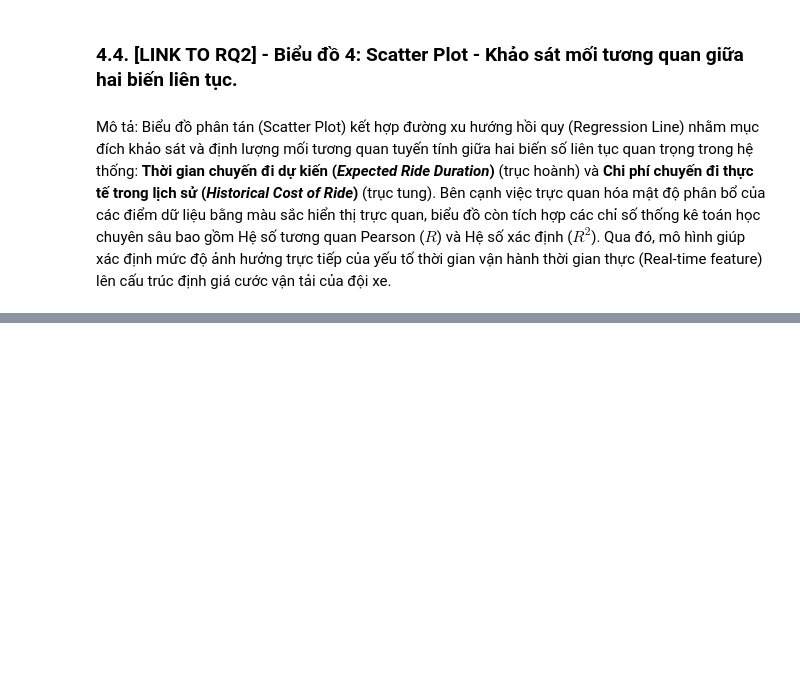
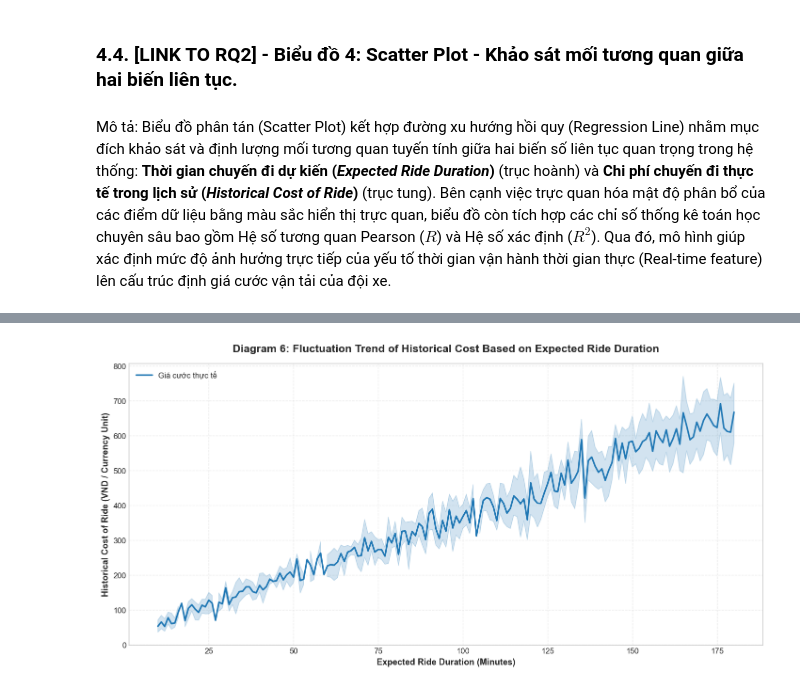
Before and after one commit to trietnguyen2611/AI2008---Group-7---Python-Notebook, a Jupyter notebook: Group_7_AI_Driven_Dynamic_Pricing_in_Freight_&_Shipping_Logistics.ipynb, the cells around one changed output, grey strips where cells are left out. Saved outputs shown, nothing was run; the diff lists cells and outputs as text; code cells hidden in the pictures; blank space fills up the shorter version.

```diff
--- a/Group_7_AI_Driven_Dynamic_Pricing_in_Freight_&_Shipping_Logistics.ipynb
+++ b/Group_7_AI_Driven_Dynamic_Pricing_in_Freight_&_Shipping_Logistics.ipynb
@@ -851,0 +897,47 @@ print('📊 INSIGHT 2: Chỉ số R-squared phản ánh tỷ lệ phần trăm s
+# %%
+import matplotlib.pyplot as plt
+import numpy as np
+import pandas as pd
+import seaborn as sns
+
+# 1. Kết nối database và lấy dữ liệu sạch
+conn = sqlite3.connect('freight_pricing_research.db')
+df = pd.read_sql_query("SELECT * FROM freight_pricing", conn)
+conn.close()
+
+# 2. Khởi tạo khung vẽ biểu đồ (Độ phân giải cao DPI 120 cho slide sắc nét)
+plt.figure(figsize=(12, 6), dpi=120)
+
+# 3. Vẽ biểu đồ đường (Line Chart)
+# - x: Biến độc lập (Thời gian dự kiến)
+# - y: Biến phụ thuộc (Giá cước thực tế)
+# - errorbar='ci': Tự động vẽ khoảng tin cậy 95% (vùng bóng mờ) biểu thị sự biến động dữ liệu
+sns.lineplot(
+    data=df,
+    x="Expected_Ride_Duration",
+    y="Historical_Cost_of_Ride",
+    color="#1f77b4",
+    linewidth=2,
+    label="Giá cước thực tế",
+)
+
+# 4. Cấu hình tiêu đề và nhãn hiển thị theo chuẩn báo cáo môn ADY
+plt.title(
+    "Diagram 6: Fluctuation Trend of Historical Cost Based on Expected Ride Duration",
+    fontsize=14,
+    fontweight="bold",
+    pad=15,
+)
+plt.xlabel("Expected Ride Duration (Minutes)", fontsize=11, fontweight="bold")
+plt.ylabel("Historical Cost of Ride (VND / Currency Unit)", fontsize=11, fontweight="bold")
+
+# 5. Thêm lưới nền giúp người xem dễ dàng dóng hàng theo dõi xu hướng
+plt.grid(True, linestyle="--", alpha=0.5)
+plt.legend(loc="upper left")
+
+# 6. Tối ưu khoảng cách và hiển thị
+plt.tight_layout()
+plt.savefig("charts_img/46_rq2_line_chart_fluctuation_trend.png", bbox_inches="tight")
+plt.show()
+# %% [output]
+[figure, added]
```
Also changed, not shown: parts of 13 cells of this notebook, 5 other files.
